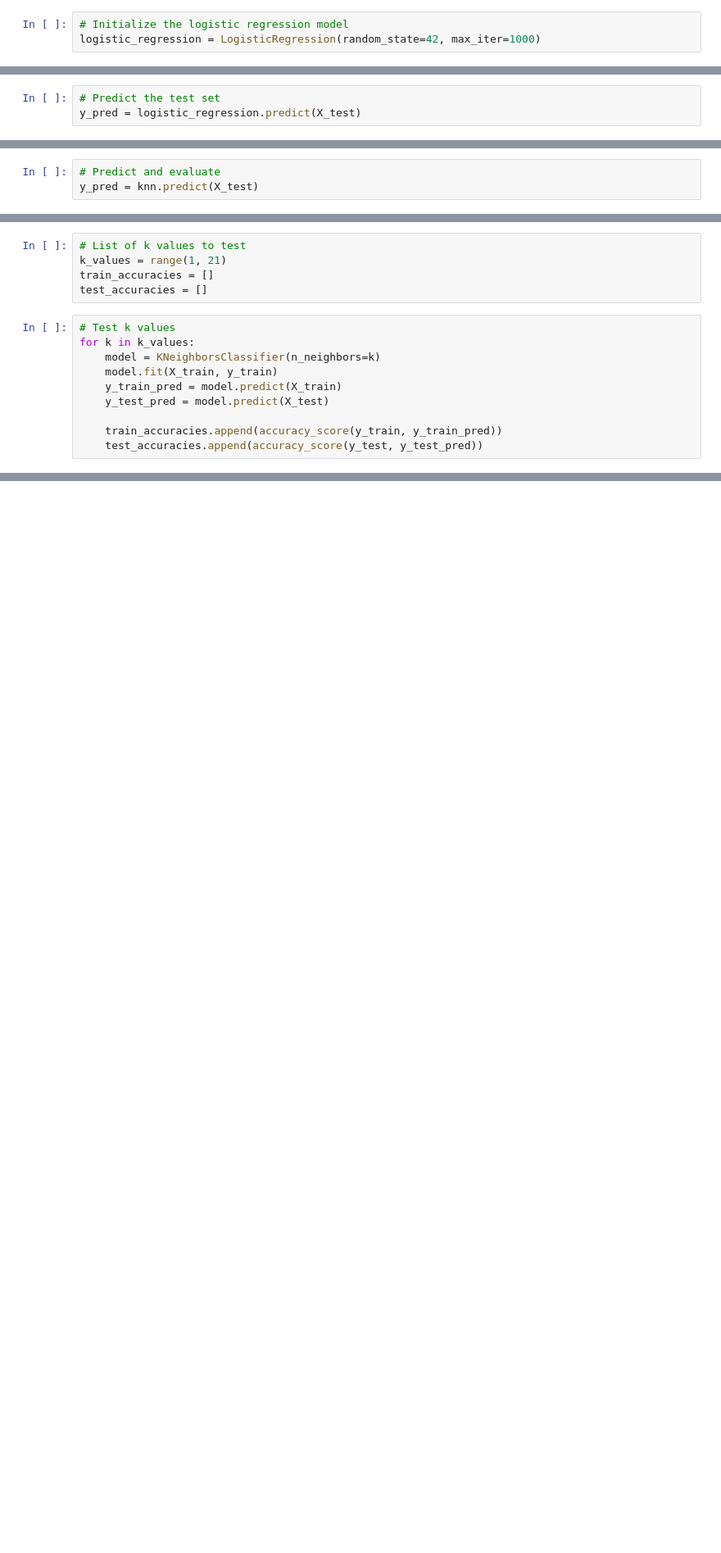
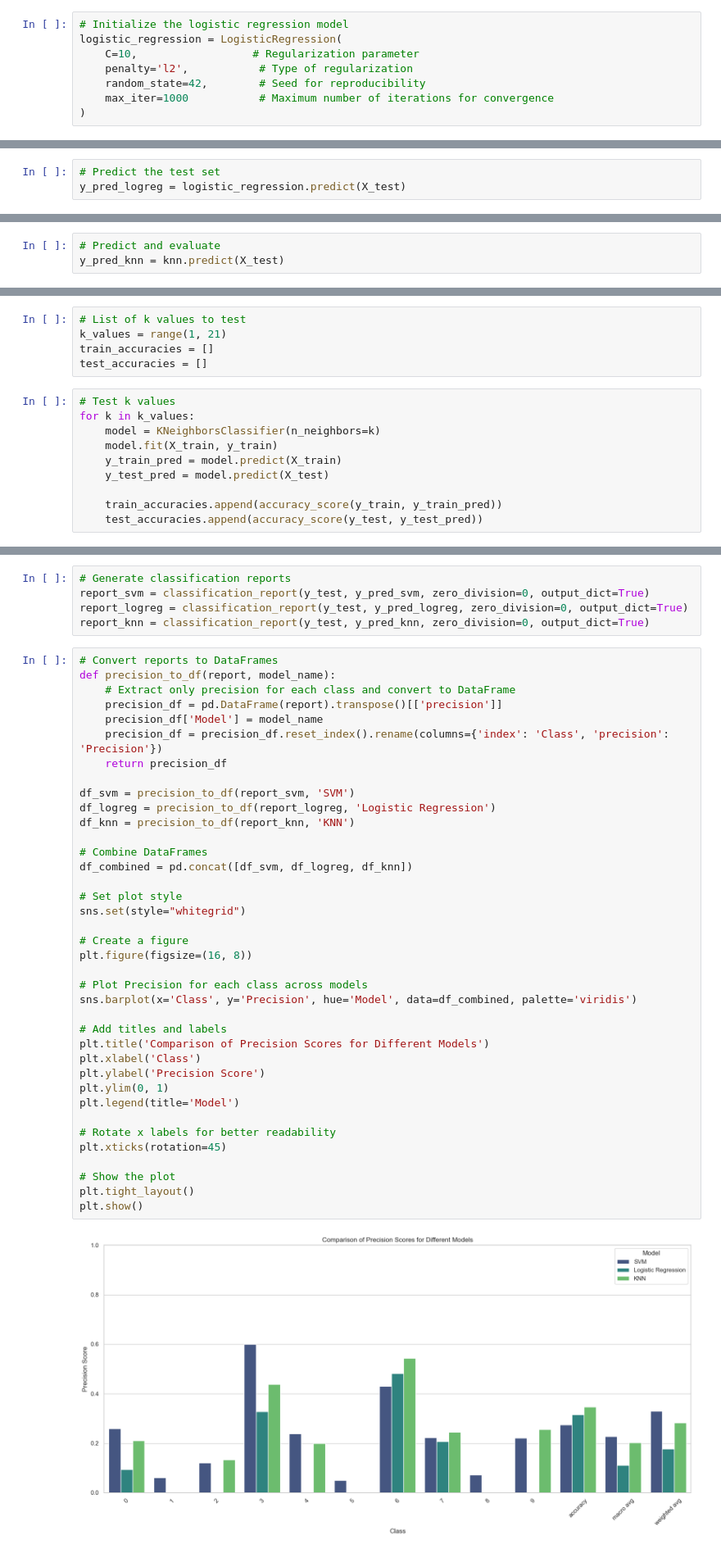
Before and after one commit to wayneflossien/102-final-project, a Jupyter notebook: 102-final_project.ipynb, the cells around one changed output, grey strips where cells are left out. Shown at 82% size. Cells and saved outputs as stored; diff of their text form; blank space fills up the shorter version.

```diff
--- a/102-final_project.ipynb
+++ b/102-final_project.ipynb
@@ -880,6 +991,11 @@ from sklearn.metrics import classification_report, confusion_matrix, accuracy_sc
 # %%
 # Initialize the logistic regression model
-logistic_regression = LogisticRegression(random_state=42, max_iter=1000)
+logistic_regression = LogisticRegression(
+    C=10,                  # Regularization parameter
+    penalty='l2',           # Type of regularization
+    random_state=42,        # Seed for reproducibility
+    max_iter=1000           # Maximum number of iterations for convergence
+)
 # %%
 # Fit the model
 logistic_regression.fit(X_train, y_train)
@@ -888,5 +1004,5 @@ LogisticRegression(max_iter=1000, random_state=42)
 # %%
 # Predict the test set
-y_pred = logistic_regression.predict(X_test)
+y_pred_logreg = logistic_regression.predict(X_test)
 # %%
 # Evaluate the model
@@ -965,5 +1096,5 @@ knn.fit(X_train, y_train)
 KNeighborsClassifier(n_neighbors=20)
 # %%
 # Predict and evaluate
-y_pred = knn.predict(X_test)
+y_pred_knn = knn.predict(X_test)
 # %%
@@ -1055,0 +1221,45 @@ plt.show()
+# %%
+# Generate classification reports
+report_svm = classification_report(y_test, y_pred_svm, zero_division=0, output_dict=True)
+report_logreg = classification_report(y_test, y_pred_logreg, zero_division=0, output_dict=True)
+report_knn = classification_report(y_test, y_pred_knn, zero_division=0, output_dict=True)
+# %%
+# Convert reports to DataFrames
+def precision_to_df(report, model_name):
+    # Extract only precision for each class and convert to DataFrame
+    precision_df = pd.DataFrame(report).transpose()[['precision']]
+    precision_df['Model'] = model_name
+    precision_df = precision_df.reset_index().rename(columns={'index': 'Class', 'precision': 'Precision'})
+    return precision_df
+
+df_svm = precision_to_df(report_svm, 'SVM')
+df_logreg = precision_to_df(report_logreg, 'Logistic Regression')
+df_knn = precision_to_df(report_knn, 'KNN')
+
+# Combine DataFrames
+df_combined = pd.concat([df_svm, df_logreg, df_knn])
+
+# Set plot style
+sns.set(style="whitegrid")
+
+# Create a figure
+plt.figure(figsize=(16, 8))
+
+# Plot Precision for each class across models
+sns.barplot(x='Class', y='Precision', hue='Model', data=df_combined, palette='viridis')
+
+# Add titles and labels
+plt.title('Comparison of Precision Scores for Different Models')
+plt.xlabel('Class')
+plt.ylabel('Precision Score')
+plt.ylim(0, 1)
+plt.legend(title='Model')
+
+# Rotate x labels for better readability
+plt.xticks(rotation=45)
+
+# Show the plot
+plt.tight_layout()
+plt.show()
+# %% [output]
+[figure, added]
```
Also changed, not shown: parts of 38 cells of this notebook.
